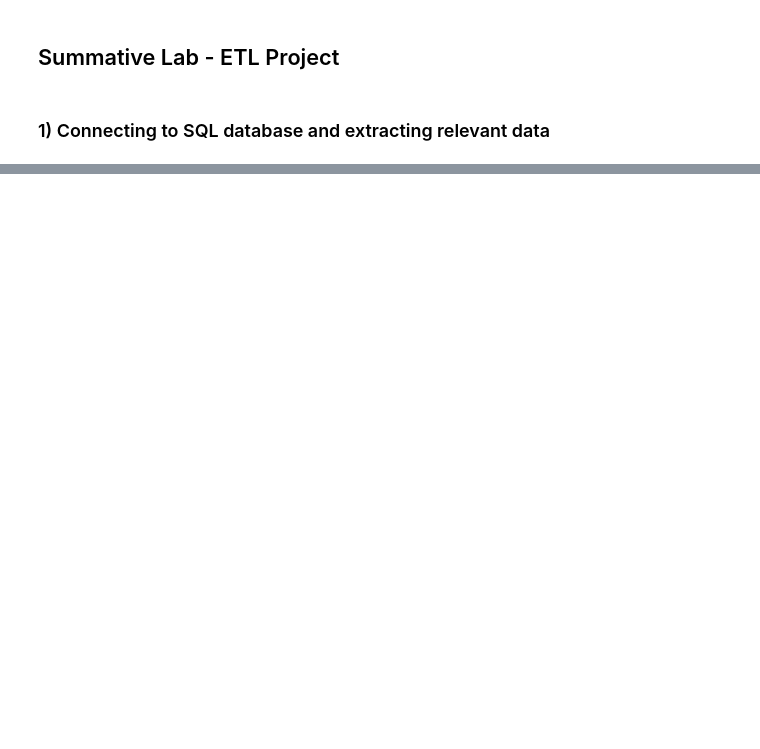
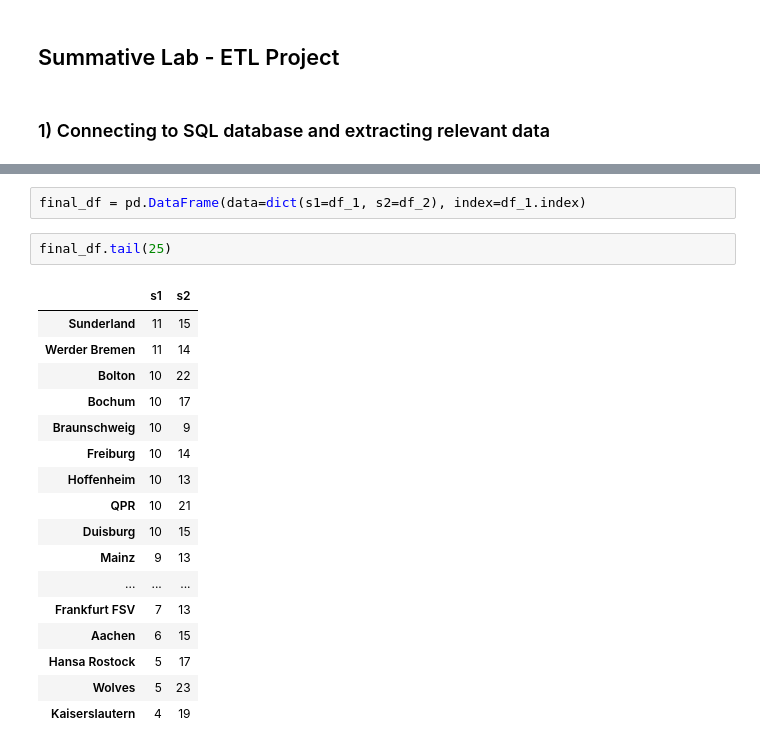
Before and after one commit to nikolholicka/curriculum, a Jupyter notebook: mod2/section16/dsc-mod-2-lab-online-ds-pt-041519/ETL Project.ipynb, the cells around one changed output, grey strips where cells are left out. Cells and saved outputs as stored; diff of their text form; blank space fills up the shorter version.

```diff
--- a/mod2/section16/dsc-mod-2-lab-online-ds-pt-041519/ETL Project.ipynb
+++ b/mod2/section16/dsc-mod-2-lab-online-ds-pt-041519/ETL Project.ipynb
@@ -108,0 +87,22 @@ cur.execute("""
+# %%
+final_df = pd.DataFrame(data=dict(s1=df_1, s2=df_2), index=df_1.index)
+# %%
+final_df.tail(25)
+# %% [output]
+|  | s1 | s2 |
+| Sunderland | 11 | 15 |
+| Werder Bremen | 11 | 14 |
+| Bolton | 10 | 22 |
+| Bochum | 10 | 17 |
+| Braunschweig | 10 | 9 |
+| Freiburg | 10 | 14 |
+| Hoffenheim | 10 | 13 |
+| QPR | 10 | 21 |
+| Duisburg | 10 | 15 |
+| Mainz | 9 | 13 |
+| ... | ... | ... |
+| Frankfurt FSV | 7 | 13 |
+| Aachen | 6 | 15 |
+| Hansa Rostock | 5 | 17 |
+| Wolves | 5 | 23 |
+| Kaiserslautern | 4 | 19 |
```
Also changed, not shown: parts of 12 cells of this notebook.
